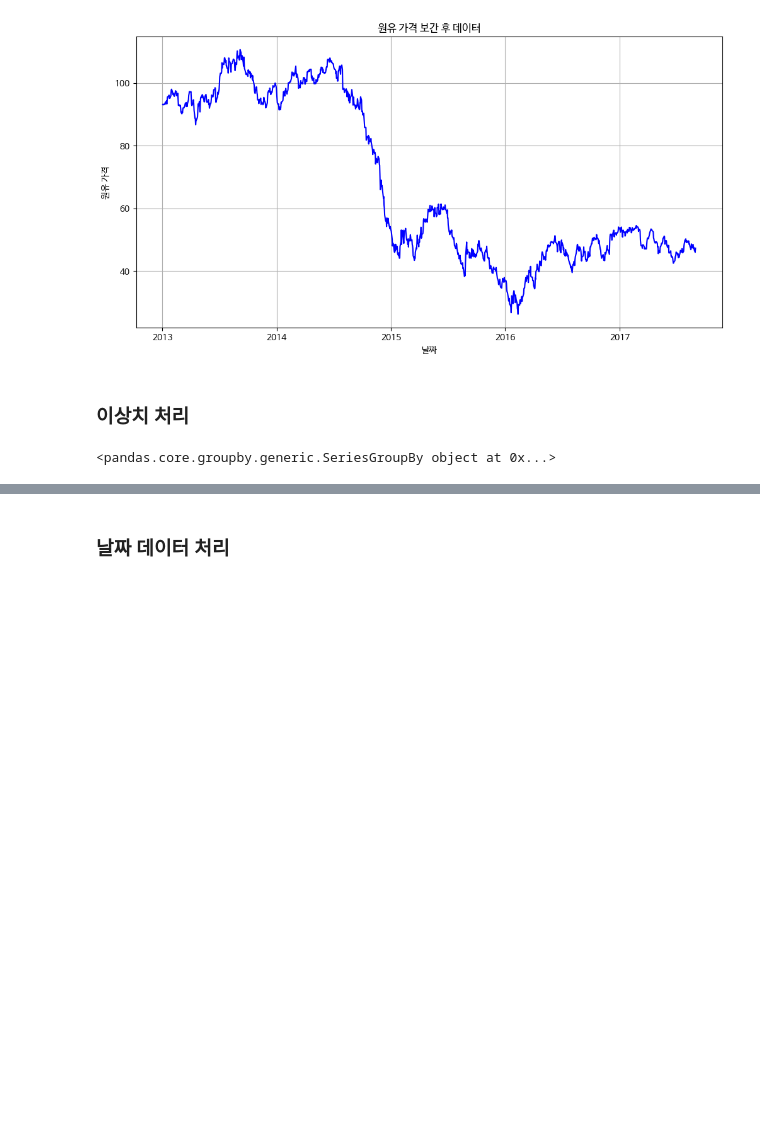
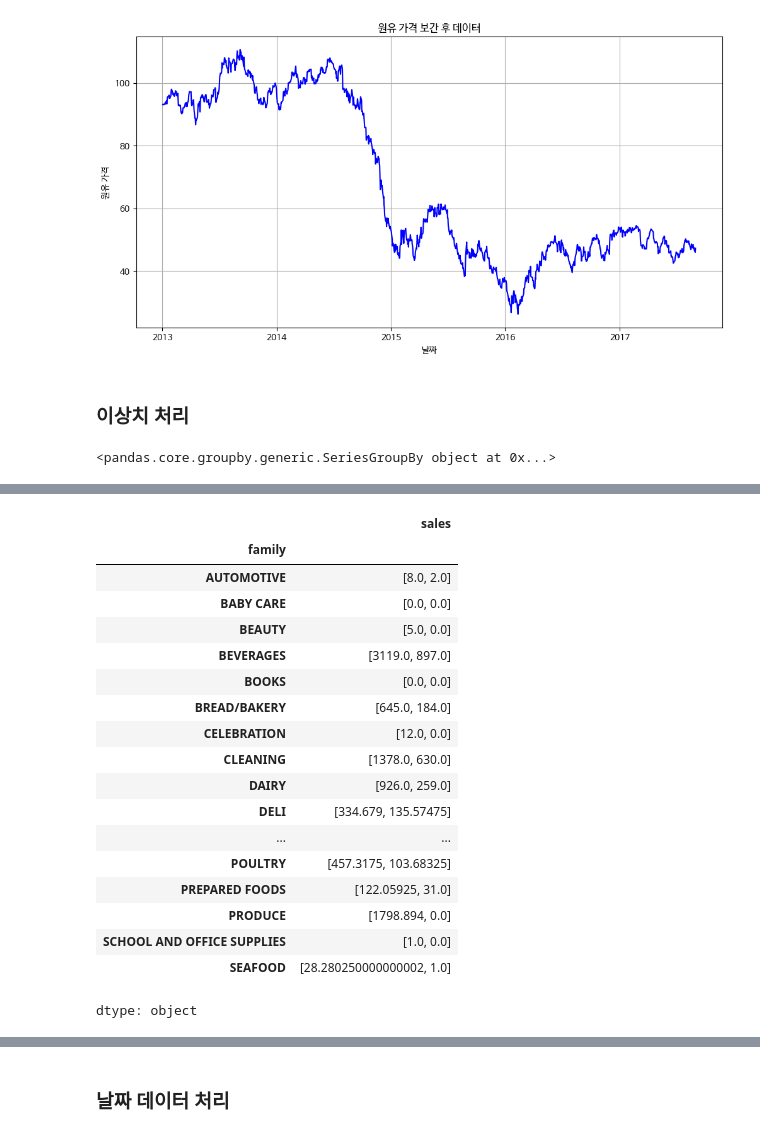
Before and after one commit to shyoonCS/Data-Analysis-with-Open-Source, a Jupyter notebook: 오픈소스_데이터_분석_7강.ipynb, the cells around one changed output, grey strips where cells are left out. Drawn from its saved outputs; the diff is of its cells as text; code cells hidden in the pictures; blank space fills up the shorter version.

```diff
--- a/오픈소스_데이터_분석_7강.ipynb
+++ b/오픈소스_데이터_분석_7강.ipynb
@@ -412,3 +434,26 @@ KeyError: 'Column not found: sales'
+# %%
+#print([train.groupby('family')['sales'].sum()])
+train.groupby('family')['sales'].apply(lambda x : [x.quantile(0.75), x.quantile(0.25)])
+# %% [output]
+|  | sales |
+| family |  |
+| AUTOMOTIVE | [8.0, 2.0] |
+| BABY CARE | [0.0, 0.0] |
+| BEAUTY | [5.0, 0.0] |
+| BEVERAGES | [3119.0, 897.0] |
+| BOOKS | [0.0, 0.0] |
+| BREAD/BAKERY | [645.0, 184.0] |
+| CELEBRATION | [12.0, 0.0] |
+| CLEANING | [1378.0, 630.0] |
+| DAIRY | [926.0, 259.0] |
+| DELI | [334.679, 135.57475] |
+| ... | ... |
+| POULTRY | [457.3175, 103.68325] |
+| PREPARED FOODS | [122.05925, 31.0] |
+| PRODUCE | [1798.894, 0.0] |
+| SCHOOL AND OFFICE SUPPLIES | [1.0, 0.0] |
+| SEAFOOD | [28.280250000000002, 1.0] |
+dtype: object
 # %%
 #upper_bounds = family_bounds['upper_bound']
 
```
Also changed, not shown: parts of 15 cells of this notebook.
